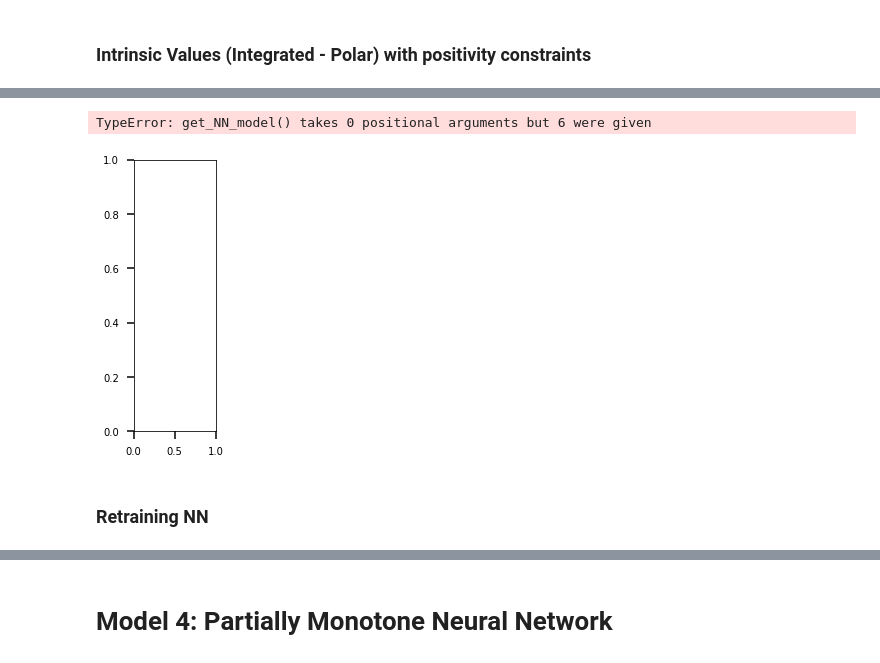
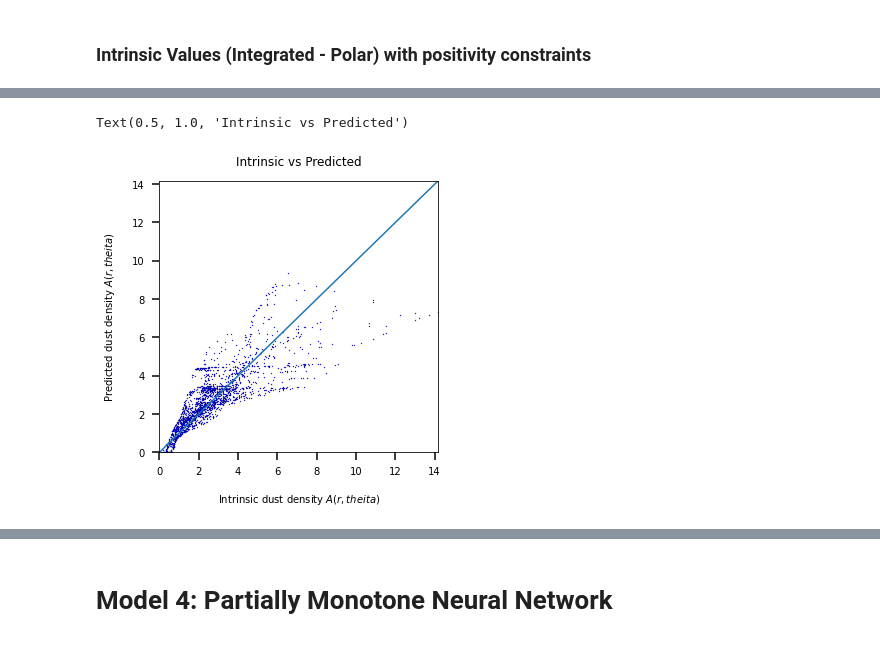
Before and after one commit to avaove/dust-map, a Jupyter notebook: dust_fit.ipynb, the cells around one changed output, grey strips where cells are left out. Saved outputs shown, nothing was run; the diff lists cells and outputs as text; code cells hidden in the pictures.

```diff
--- a/dust_fit.ipynb
+++ b/dust_fit.ipynb
@@ -408,13 +432,0 @@ plt.savefig('plots/true_vs_pred_intrinsicIntegratedWithConstraints.png')
-# %%
-plt.figure(figsize=(5, 5))
-plt.subplot(1, 3, 1)
-model_costlin = get_NN_model('lin', None,  reluAct,  'loss costlin', 'val_loss costlin', 'red')
-model_costasinh = get_NN_model('asinh', None,  reluAct,  'loss asinh', 'val_loss asinh', 'blue')
-plt.subplot(1, 3, 2)
-plot_pred_vs_true(Xo_test, Yo_test,'NN', model_costlin, color = 'red', title = 'Testing set: True vs Predicted - MSE loss')
-plt.subplot(1, 3, 3)
-plot_pred_vs_true(Xo_test, Yo_test, 'NN' ,model_costasinh, color = 'blue', title = 'Testing set: True vs Predicted - arcsinh loss')
-plt.tight_layout()
-# %% [output]
-TypeError: get_NN_model() takes 0 positional arguments but 6 were given
-[figure, removed]
@@ -431,2 +432,0 @@ plt.savefig('predictedtrueNN.png')
-# %% [markdown]
-### Retraining NN
@@ -459,0 +433,14 @@ plot_map_panels(Xo_test, Yo_test, 'NN', model_costlin)
+# %%
+plt.figure(figsize=(5, 5))
+pred = get_min_max_model_predictions(model3, X_test, training=False)
+plt.scatter(Y_test, pred, s=1, color='blue', linestyle='-', linewidth = 0.1, marker = 'D', edgecolor='black')
+plt.xlabel("Intrinsic dust density " + r'$A(r, theita)$')
+plt.ylabel("Predicted dust density " + r'$A(r, theita)$')
+lims = [min(np.amin(Y_test), np.amin(pred)), max(np.amax(Y_test), np.amax(pred))]
+plt.xlim(lims)
+plt.ylim(lims)
+plt.plot(lims, lims)
+plt.title('Intrinsic vs Predicted')
+# %% [output]
+Text(0.5, 1.0, 'Intrinsic vs Predicted')
+[figure, added]
```
Also changed, not shown: parts of 15 cells of this notebook, 3 other files.
